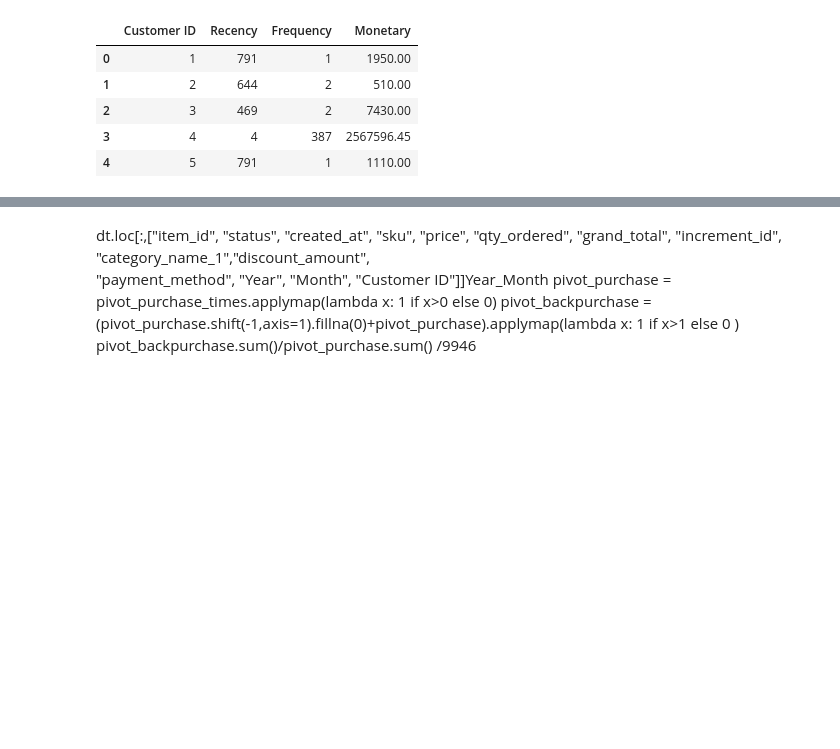
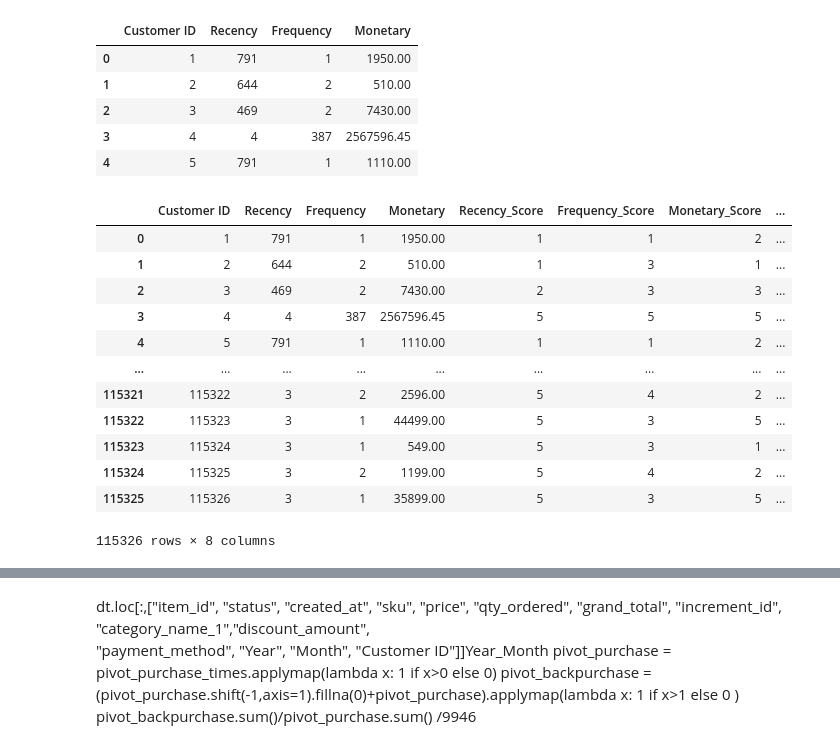
Before and after one commit to LiangYuDer/E-commerce-Analysis, a Jupyter notebook: ec_analysis.ipynb, the cells around one changed output, grey strips where cells are left out. Drawn from its saved outputs; the diff is of its cells as text; code cells hidden in the pictures; blank space fills up the shorter version.

Commit message:
Changes to be committed: 	new file:   Recency and Frequency Grid.JPG 	modified:   ec_analysis.ipynb

```diff
--- a/ec_analysis.ipynb
+++ b/ec_analysis.ipynb
@@ -276,3 +276,24 @@ rfm_dt.head()
 rfm_dt["Recency_Score"]  = pd.qcut(rfm_dt['Recency'], 5, [5, 4, 3, 2, 1])
 rfm_dt["Frequency_Score"]  = pd.qcut(rfm_dt['Frequency'].rank(method="first"),  5, [1, 2, 3, 4, 5])
 rfm_dt["Monetary_Score"]  = pd.qcut(rfm_dt['Monetary'], 5, [1, 2, 3, 4, 5])
+# %%
+rfm_dt["Recency_Score"] = rfm_dt["Recency_Score"].astype(int)
+rfm_dt["Frequency_Score"] = rfm_dt["Frequency_Score"].astype(int)
+#rfm_dt.info()
+rfm_dt_test = rfm_dt
+rfm_dt_test["Segment_test"] = "n"
+rfm_dt_test
+# %% [output]
+|  | Customer ID | Recency | Frequency | Monetary | Recency_Score | Frequency_Score | Monetary_Score | ... |
+| 0 | 1 | 791 | 1 | 1950.00 | 1 | 1 | 2 | ... |
+| 1 | 2 | 644 | 2 | 510.00 | 1 | 3 | 1 | ... |
+| 2 | 3 | 469 | 2 | 7430.00 | 2 | 3 | 3 | ... |
+| 3 | 4 | 4 | 387 | 2567596.45 | 5 | 5 | 5 | ... |
+| 4 | 5 | 791 | 1 | 1110.00 | 1 | 1 | 2 | ... |
+| ... | ... | ... | ... | ... | ... | ... | ... | ... |
+| 115321 | 115322 | 3 | 2 | 2596.00 | 5 | 4 | 2 | ... |
+| 115322 | 115323 | 3 | 1 | 44499.00 | 5 | 3 | 5 | ... |
+| 115323 | 115324 | 3 | 1 | 549.00 | 5 | 3 | 1 | ... |
+| 115324 | 115325 | 3 | 2 | 1199.00 | 5 | 4 | 2 | ... |
+| 115325 | 115326 | 3 | 1 | 35899.00 | 5 | 3 | 5 | ... |
+115326 rows × 8 columns
```
Also changed, not shown: parts of 4 cells of this notebook, 1 other file.
